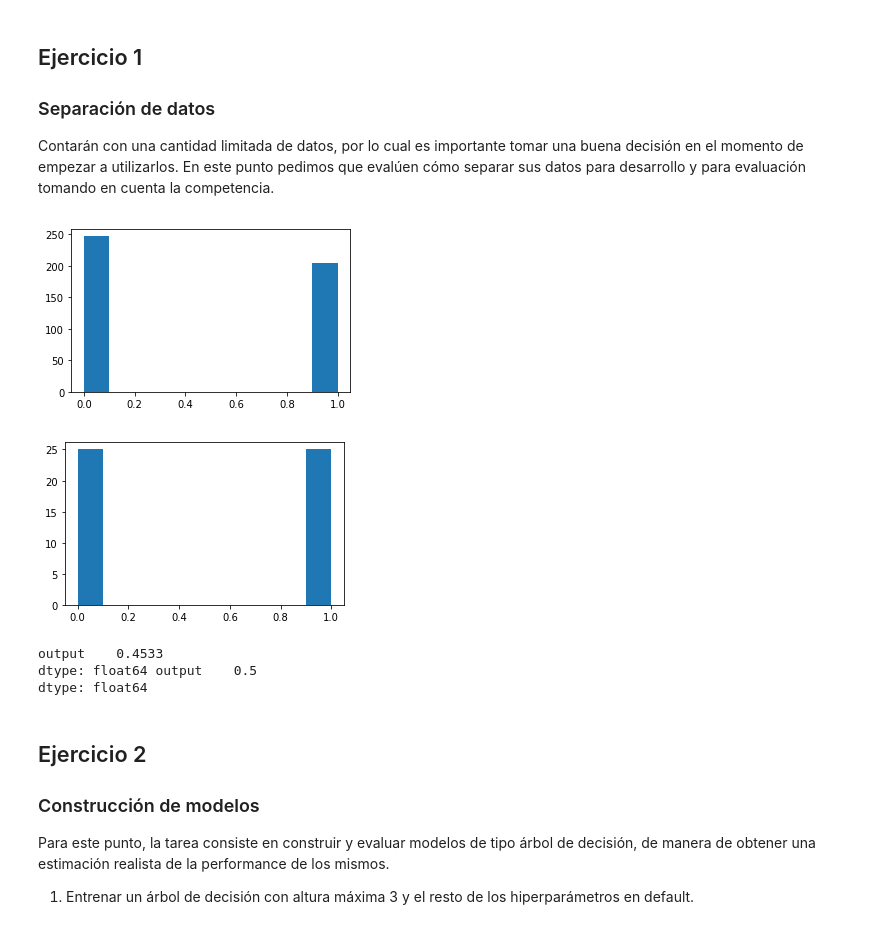
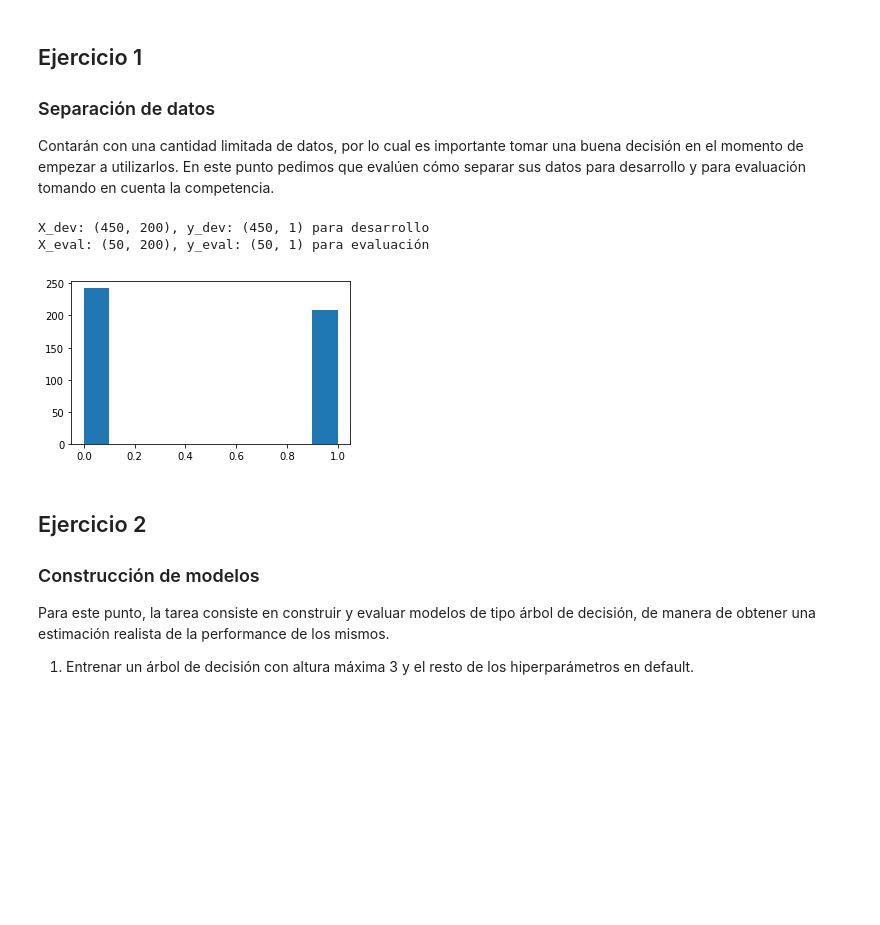
Before and after one commit to marialaraa/aa-notebooks, a Jupyter notebook: TP1/TP1.ipynb, the cells around one changed output. Saved outputs shown, nothing was run; the diff lists cells and outputs as text; code cells hidden in the pictures; blank space fills up the shorter version.

```diff
--- a/TP1/TP1.ipynb
+++ b/TP1/TP1.ipynb
@@ -102,41 +102,30 @@ Contarán con una cantidad limitada de datos, por lo cual es importante tomar un
 # %%
 # EJERCICIO 1.
 
 np.random.seed(1234)
 
 ########################################################
 ## AQUI VA SU CODIGO
-#X_dev, X_eval, y_dev, y_eval = random.sample(X,450), random.sample(X,50), random.sample(y,450), random.sample(y,50)  # cambiar esta línea si lo consideran necesario
+import sklearn.model_selection
 
-X_dev = X.sample(450, random_state = 1234)
-y_dev = y.iloc[X_dev.index]
+X_dev, X_eval, y_dev, y_eval = sklearn.model_selection.train_test_split(X, y, random_state=1234, test_size=0.1)
 
-ind_eval = ([item for item in X.index if item not in X_dev.index])
-X_eval   = X.iloc[ind_eval]
-y_eval   = y.iloc[ind_eval]
+
 
 # Objetivo: variables X_dev, X_eval, y_dev e y_eval asignadas
 #########################################################
 
 
-#print("X_dev: {}, y_dev: {} para desarrollo".format(X_dev.shape, y_dev.shape))
-#print("X_eval: {}, y_eval: {} para evaluación".format(X_eval.shape, y_eval.shape))
+print("X_dev: {}, y_dev: {} para desarrollo".format(X_dev.shape, y_dev.shape))
+print("X_eval: {}, y_eval: {} para evaluación".format(X_eval.shape, y_eval.shape))
 
 plt.figure(figsize=(5, 3))
 plt.hist(np.array(y_dev))  # muestra un histograma para la distribución de y.
 plt.show()
-
-plt.figure(figsize=(5, 3))
-plt.hist(np.array(y_eval))  # muestra un histograma para la distribución de y.
-plt.show()
-
-print(np.sum(y_dev)/450, np.sum(y_eval)/50)
 # %% [output]
+X_dev: (450, 200), y_dev: (450, 1) para desarrollo
+X_eval: (50, 200), y_eval: (50, 1) para evaluación
-[figure, old version]
+[figure, new version]
-[figure, removed]
-output    0.4533
-dtype: float64 output    0.5
-dtype: float64
 # %% [markdown]
 ## Ejercicio 2
 
```
Also changed, not shown: parts of 1 cell of this notebook.
